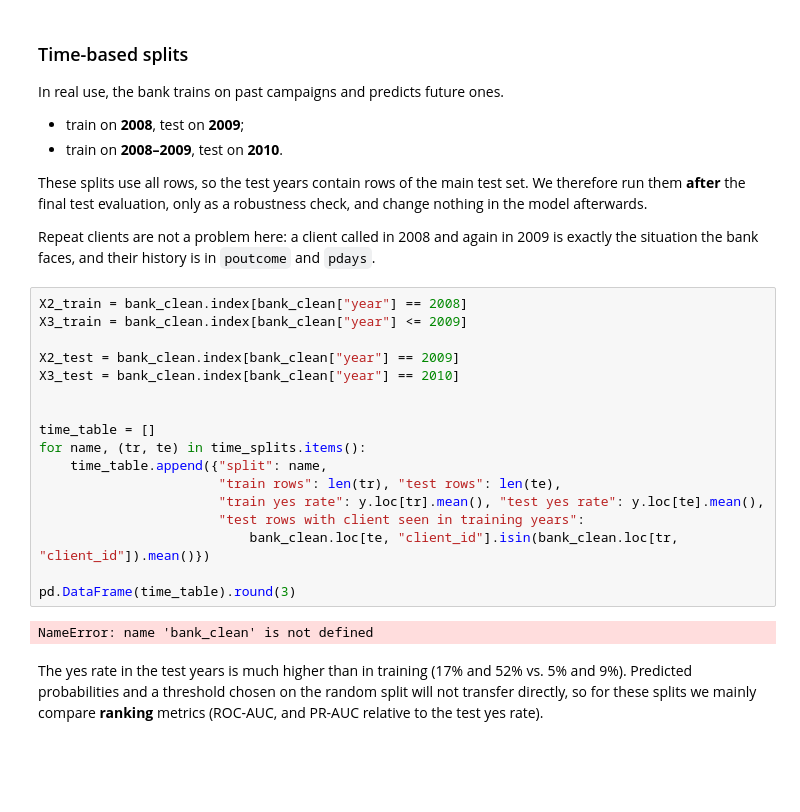
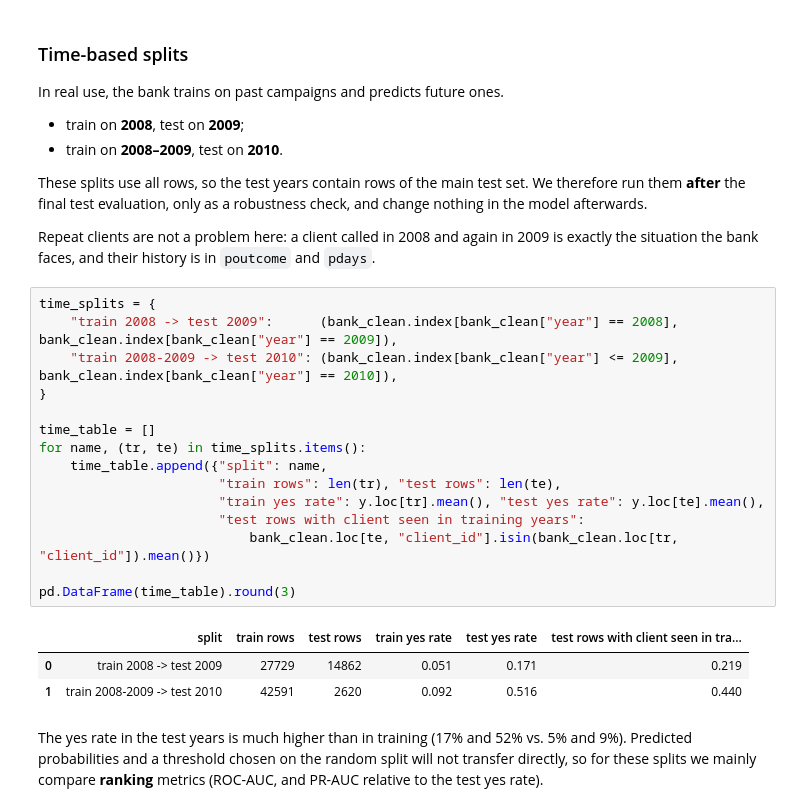
Before and after one commit to abigmugofcoffee/ml_hw, a Jupyter notebook: bank_marketing_project.ipynb, the cells around one changed output. Saved outputs shown, nothing was run; the diff lists cells and outputs as text; blank space fills up the shorter version.

```diff
--- a/bank_marketing_project.ipynb
+++ b/bank_marketing_project.ipynb
@@ -381,24 +384,24 @@ These splits use all rows, so the test years contain rows of the main test set.
 
 Repeat clients are not a problem here: a client called in 2008 and again in 2009 is exactly the situation the bank faces, and their history is in `poutcome` and `pdays`.
 # %%
-X2_train = bank_clean.index[bank_clean["year"] == 2008]
-X3_train = bank_clean.index[bank_clean["year"] <= 2009]
-
-X2_test = bank_clean.index[bank_clean["year"] == 2009]
-X3_test = bank_clean.index[bank_clean["year"] == 2010]
-
+time_splits = {
+    "train 2008 -> test 2009":      (bank_clean.index[bank_clean["year"] == 2008], bank_clean.index[bank_clean["year"] == 2009]),
+    "train 2008-2009 -> test 2010": (bank_clean.index[bank_clean["year"] <= 2009], bank_clean.index[bank_clean["year"] == 2010]),
+}
 
 time_table = []
 for name, (tr, te) in time_splits.items():
     time_table.append({"split": name,
                        "train rows": len(tr), "test rows": len(te),
                        "train yes rate": y.loc[tr].mean(), "test yes rate": y.loc[te].mean(),
                        "test rows with client seen in training years":
                            bank_clean.loc[te, "client_id"].isin(bank_clean.loc[tr, "client_id"]).mean()})
 
 pd.DataFrame(time_table).round(3)
 # %% [output]
-NameError: name 'bank_clean' is not defined
+|  | split | train rows | test rows | train yes rate | test yes rate | test rows with client seen in tra... |
+| 0 | train 2008 -> test 2009 | 27729 | 14862 | 0.051 | 0.171 | 0.219 |
+| 1 | train 2008-2009 -> test 2010 | 42591 | 2620 | 0.092 | 0.516 | 0.440 |
 # %% [markdown]
 The yes rate in the test years is much higher than in training (17% and 52% vs. 5% and 9%). Predicted probabilities and a threshold chosen on the random split will not transfer directly, so for these splits we mainly compare **ranking** metrics (ROC-AUC, and PR-AUC relative to the test yes rate).
 # %% [markdown]
```
Also changed, not shown: parts of 4 cells of this notebook.
